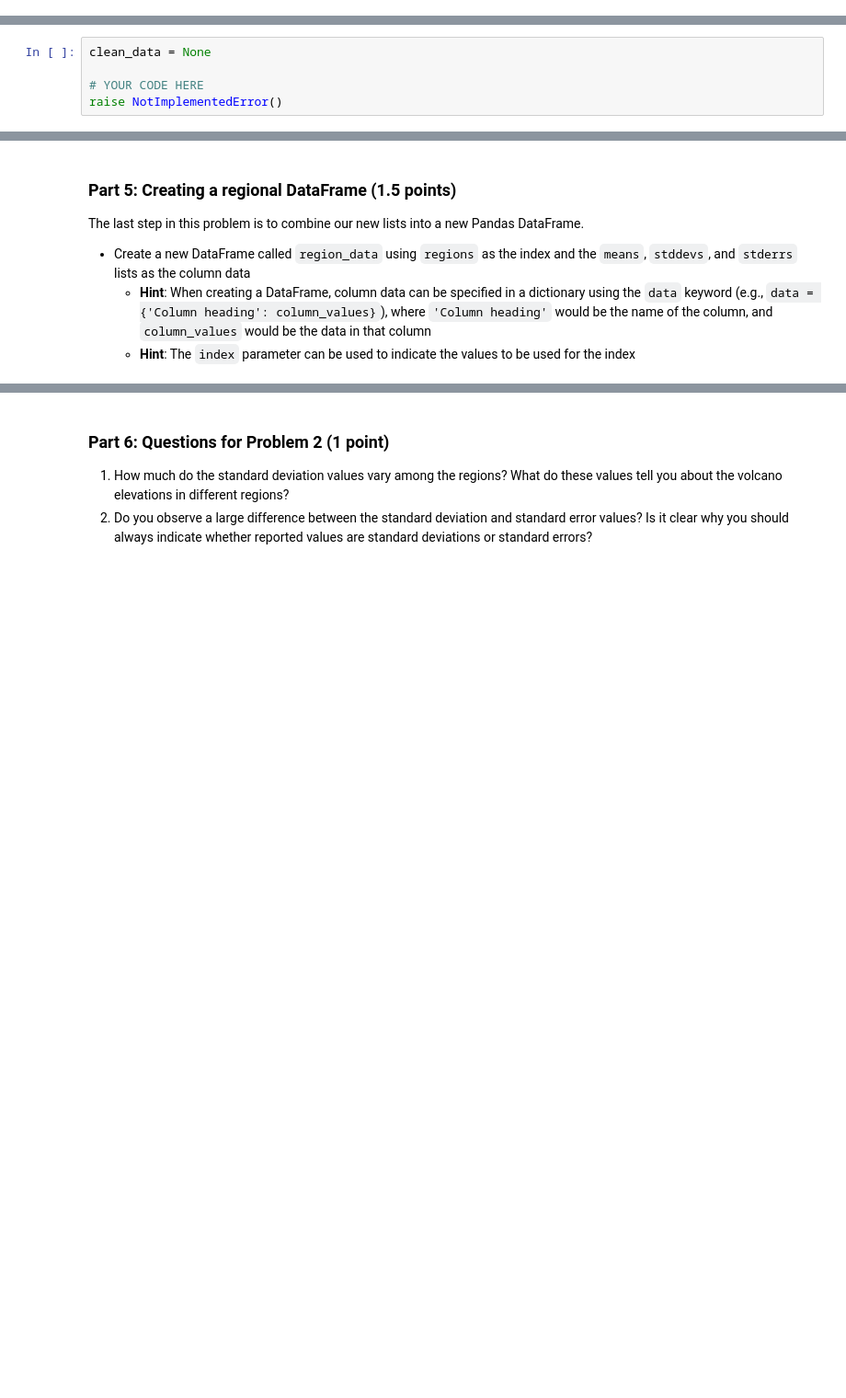
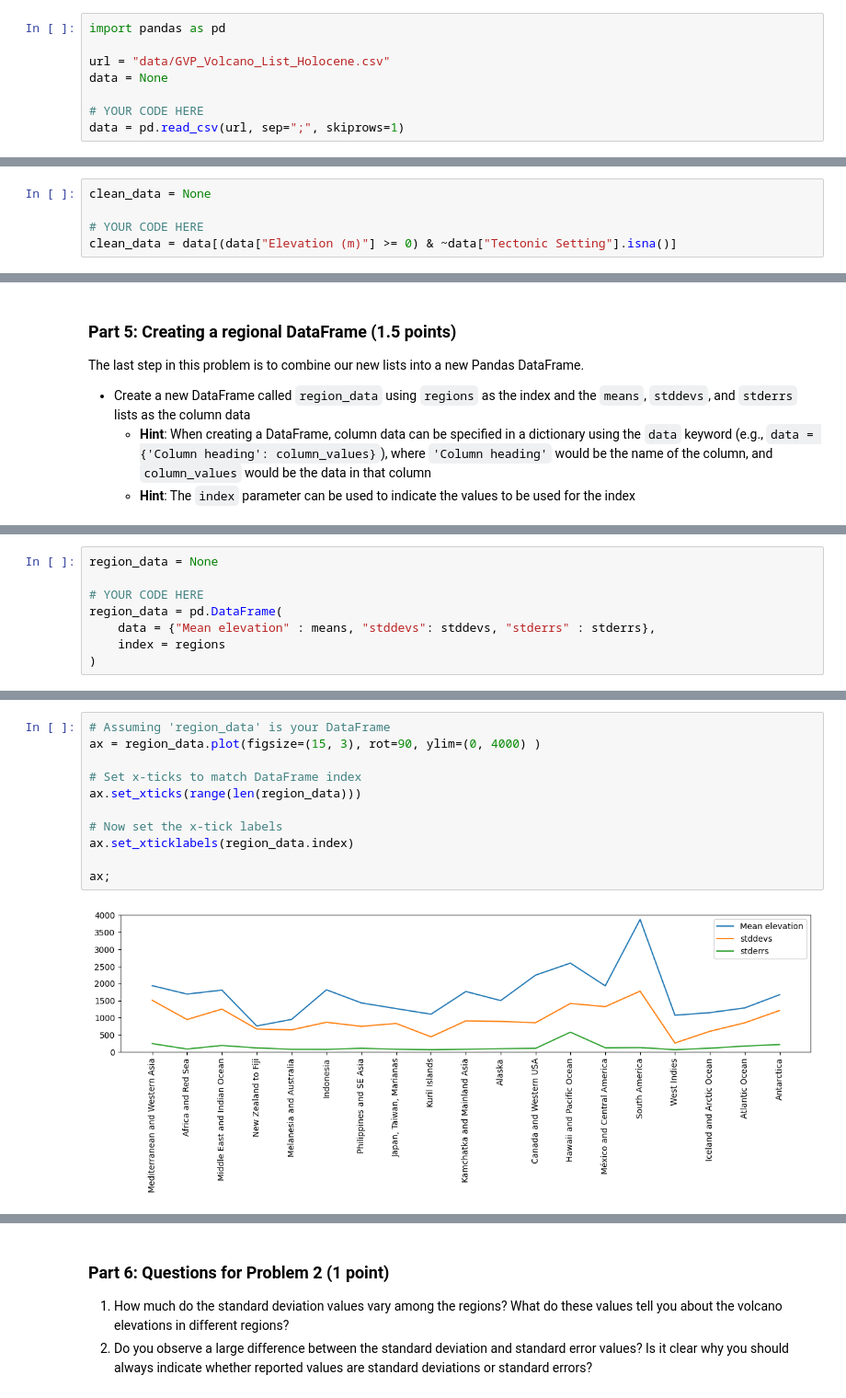
Before and after one commit to joaoambiente/IntroQG-2023, a Jupyter notebook: Exercise-1/Exercise-1-problems-1-3.ipynb, the cells around one changed output, grey strips where cells are left out. Shown at 92% size. Saved outputs shown, nothing was run; the diff lists cells and outputs as text; blank space fills up the shorter version.

```diff
--- a/Exercise-1/Exercise-1-problems-1-3.ipynb
+++ b/Exercise-1/Exercise-1-problems-1-3.ipynb
@@ -220,3 +215,11 @@ raise NotImplementedError()
+# %%
+import pandas as pd
+
+url = "data/GVP_Volcano_List_Holocene.csv"
+data = None
+
+# YOUR CODE HERE
+data = pd.read_csv(url, sep=";", skiprows=1)
 # %%
 # This test print should print the head and the column names
 print(data.head(1))
@@ -238,7 +264,7 @@ Before moving to using our statistical functions, we need to clean up our data a
 clean_data = None
 
 # YOUR CODE HERE
-raise NotImplementedError()
+clean_data = data[(data["Elevation (m)"] >= 0) & ~data["Tectonic Setting"].isna()]
 # %%
 # This test print should print the head
 print(clean_data.head(1))
@@ -320,3 +409,11 @@ raise NotImplementedError()
+# %%
+region_data = None
+
+# YOUR CODE HERE
+region_data = pd.DataFrame(
+    data = {"Mean elevation" : means, "stddevs": stddevs, "stderrs" : stderrs},
+    index = regions
+)
 # %%
 # This should print the last row in the region_data DataFrame
 print(region_data.tail(1))
@@ -328,0 +453,13 @@ print(f"Alaska mean volcano elevation: {region_data['Mean elevation'].loc['Alask
+# %%
+# Assuming 'region_data' is your DataFrame
+ax = region_data.plot(figsize=(15, 3), rot=90, ylim=(0, 4000) )
+
+# Set x-ticks to match DataFrame index
+ax.set_xticks(range(len(region_data)))
+
+# Now set the x-tick labels
+ax.set_xticklabels(region_data.index)
+
+ax;
+# %% [output]
+[figure, added]
```
Also changed, not shown: parts of 25 cells of this notebook.
